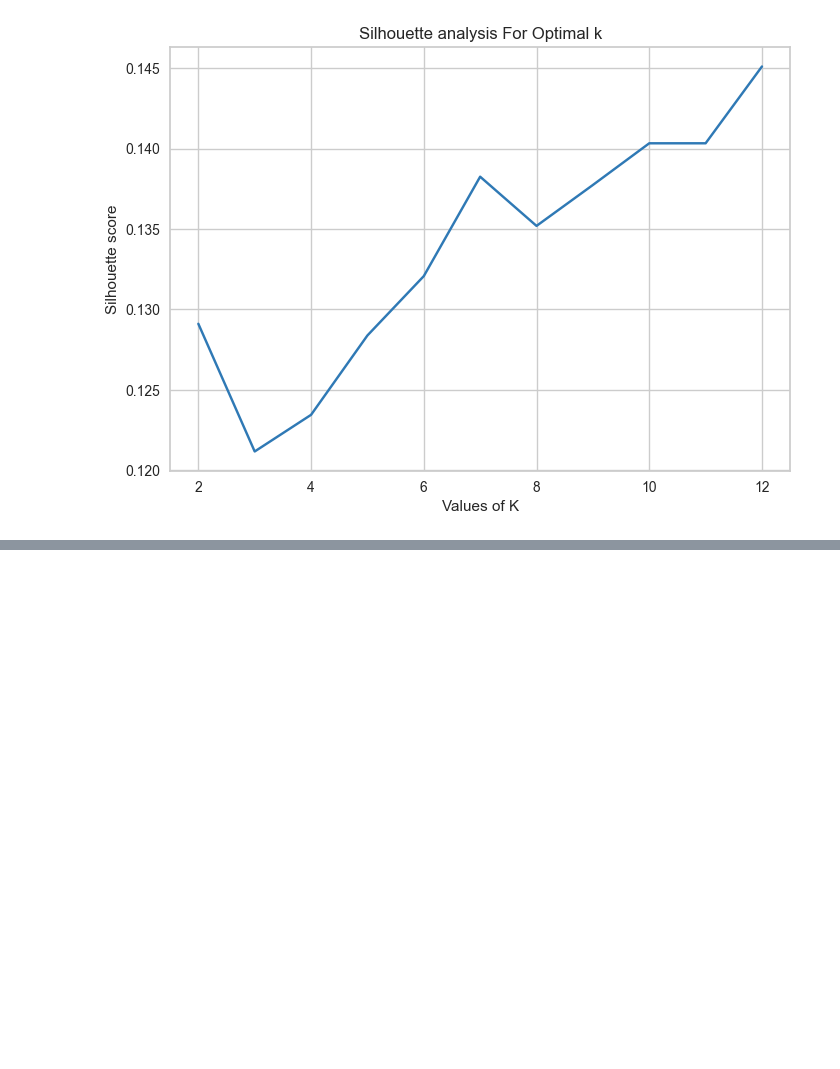
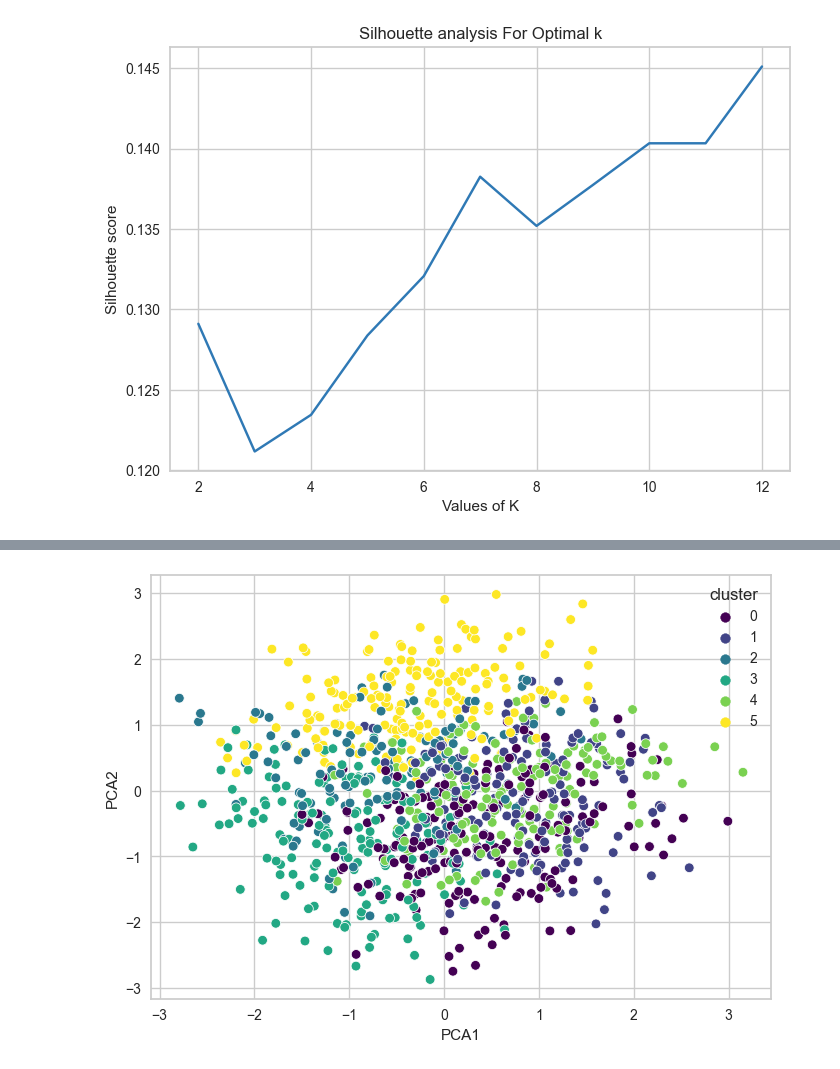
Before and after one commit to AThompson04/customer-segmentation, a Jupyter notebook: notebooks/model.ipynb, the cells around one changed output, grey strips where cells are left out. Saved outputs shown, nothing was run; the diff lists cells and outputs as text; code cells hidden in the pictures; blank space fills up the shorter version.

```diff
--- a/notebooks/model.ipynb
+++ b/notebooks/model.ipynb
@@ -416,0 +427,3 @@ plt.show()
+# %%
+clusters2 = pd.DataFrame(cluster_labels2)
+clusters2.head()
@@ -416,0 +437,4 @@ plt.show()
+# %%
+df2_seg = pd.concat([df2,clusters2], axis=1)
+df2_seg.rename(columns={0: 'cluster'}, inplace=True)
+df2_seg.head()
@@ -416,0 +448,10 @@ plt.show()
+# %%
+pca2 = PCA(n_components=2, random_state=42)
+pca_components2 = pca2.fit_transform(df2_seg.drop('cluster',axis=1))
+# %%
+df2_seg['PCA1'] = pca_components2[:,0]
+df2_seg['PCA2'] = pca_components2[:,1]
+# %%
+sns.scatterplot(data=df2_seg, x='PCA1', y='PCA2', hue='cluster', palette='viridis');
+# %% [output]
+[figure, added]
```
Also changed, not shown: parts of 4 cells of this notebook, 1 other file.
